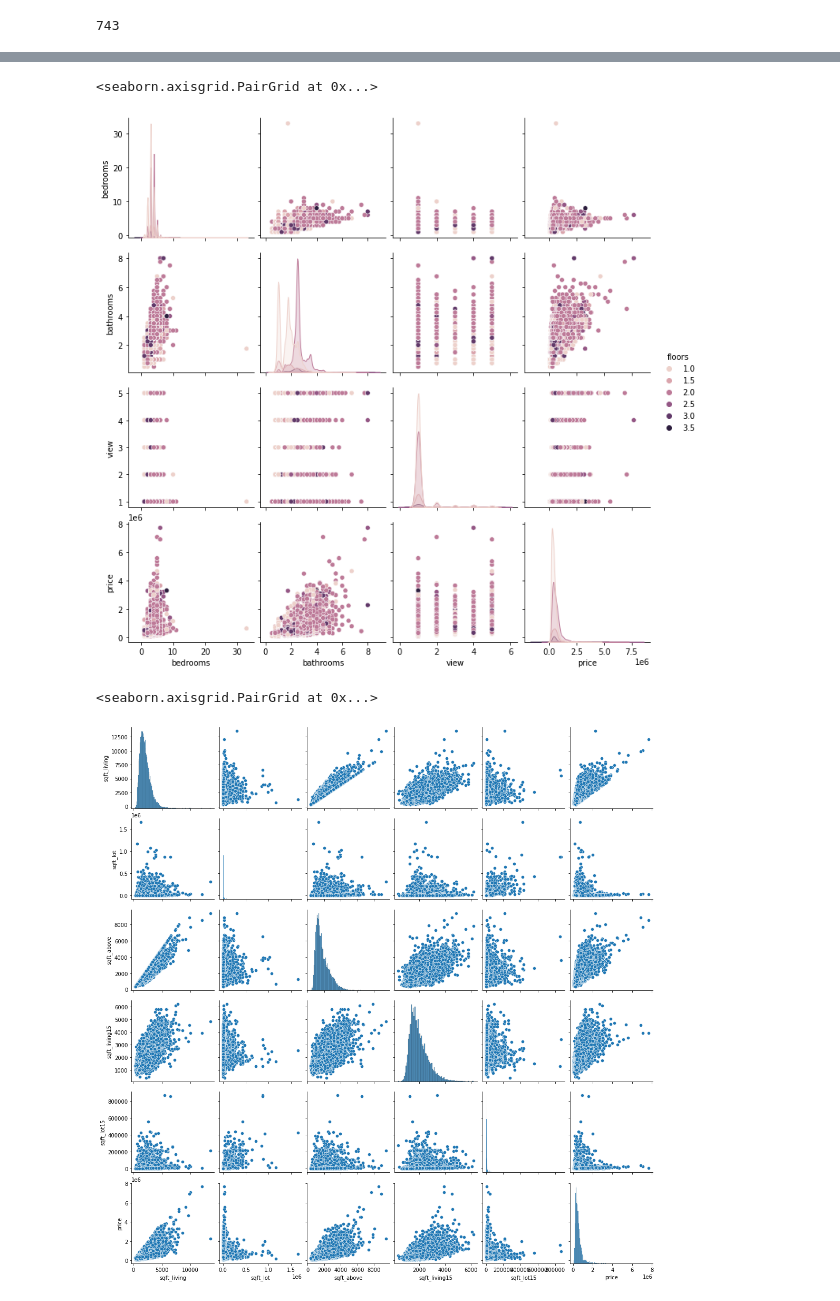
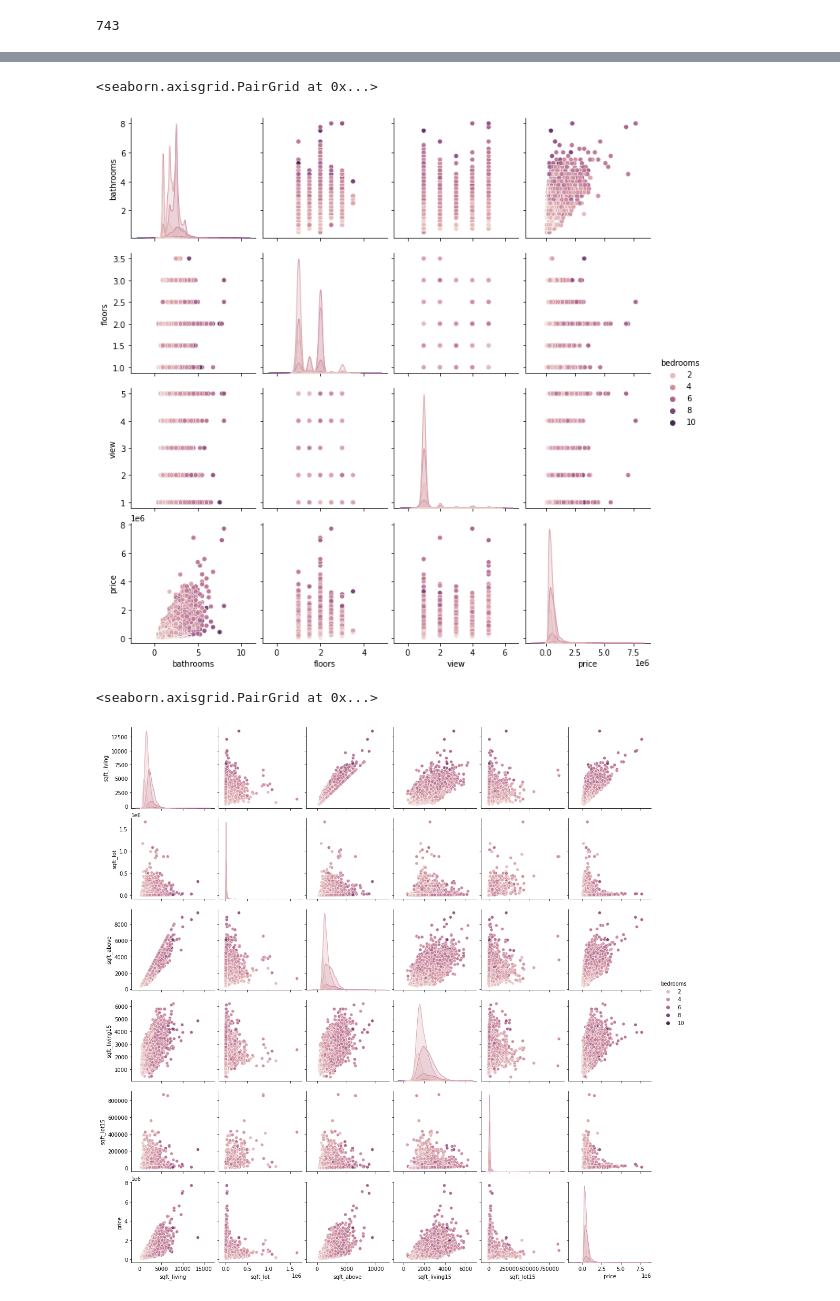
Before and after one commit to ssaeed85/dsc-ph2-KingsCountyRealEstate, a Jupyter notebook: Workspace/Saad/Notebook.ipynb, the cells around one changed output, grey strips where cells are left out. Cells and saved outputs as stored; diff of their text form; code cells hidden in the pictures.

```diff
--- a/Workspace/Saad/Notebook.ipynb
+++ b/Workspace/Saad/Notebook.ipynb
@@ -21,6 +23,9 @@ df['waterfront'].fillna('Unknown',inplace= True)
 df['yr_renovated'].fillna(0,inplace= True)
 
 df.dropna(subset=['view'],inplace=True)
+# %%
+# Removing outliers
+df = df[df['bedrooms'] <=15] #Only 1 record remove. 33 Bed, 1.75 Bath?
 # %%
 # Change view rating to a numeric value. Probably don't need it
 df['view'] = df['view'].map({'EXCELLENT':5,
@@ -70,3 +85,3 @@ Index(['id', 'price', 'bedrooms', 'bathrooms', 'sqft_living', 'sqft_lot',
 # %%
 df_pairplotting1 = df.filter(['bedrooms','bathrooms','floors','view','price'])
-df_pairplotting2 = df.filter(['sqft_living', 'sqft_lot','sqft_above','sqft_living15', 'sqft_lot15','price'])
+df_pairplotting2 = df.filter(['bedrooms','sqft_living', 'sqft_lot','sqft_above','sqft_living15', 'sqft_lot15','price'])
@@ -73,10 +93,10 @@ df_pairplotting2 = df.filter(['sqft_living', 'sqft_lot','sqft_above','sqft_livin
 # %%
-sns.pairplot(df_pairplotting1,hue = 'floors')
+sns.pairplot(df_pairplotting1,hue = 'bedrooms')
 # %% [output]
 <seaborn.axisgrid.PairGrid at 0x...>
-[figure, old version]
+[figure, new version]
 # %%
-sns.pairplot(df_pairplotting2)
+sns.pairplot(df_pairplotting2,hue = 'bedrooms')
 # %% [output]
 <seaborn.axisgrid.PairGrid at 0x...>
-[figure, old version]
+[figure, new version]
```
Also changed, not shown: parts of 6 cells of this notebook, 1 other file.
